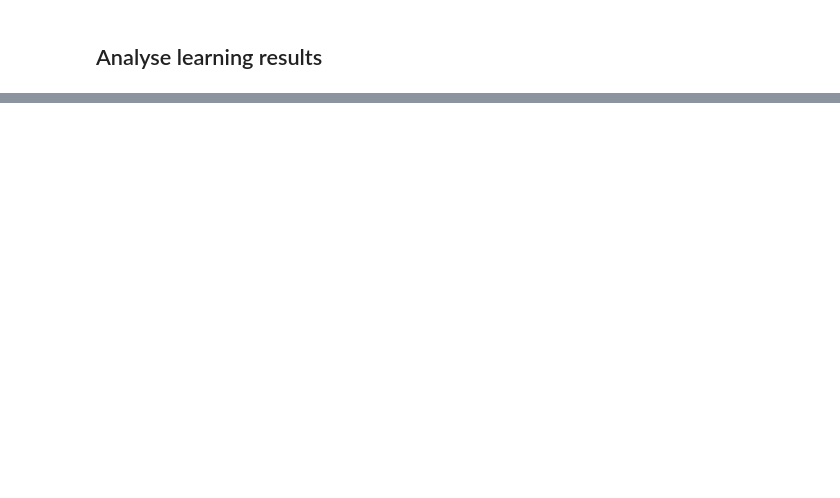
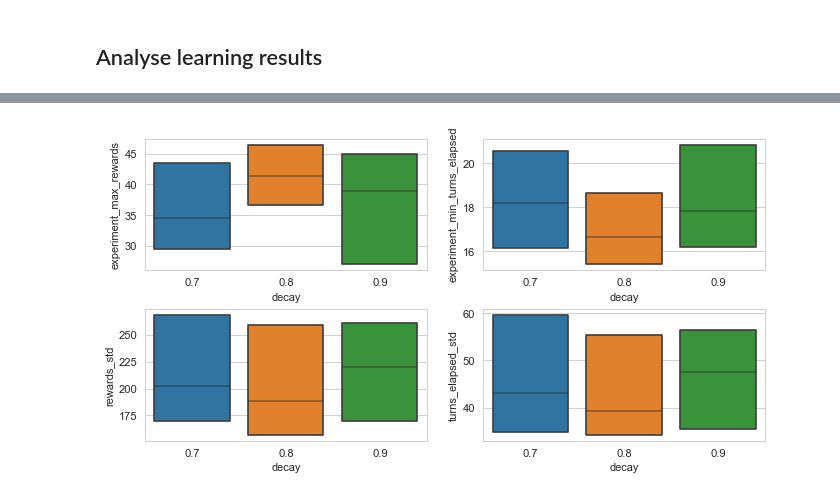
Before and after one commit to feiphoon/inm707-task2, a Jupyter notebook: src/maze/qlearning_analysis.ipynb, the cells around one changed output, grey strips where cells are left out. Saved outputs shown, nothing was run; the diff lists cells and outputs as text; code cells hidden in the pictures; blank space fills up the shorter version.

```diff
--- a/src/maze/qlearning_analysis.ipynb
+++ b/src/maze/qlearning_analysis.ipynb
@@ -38,0 +129,20 @@ results_df.describe()
+# %%
+fig = plt.figure(figsize=(10, 5), dpi=80)
+plt.subplots_adjust(left=None, bottom=None, right=None, top=None, wspace=0.2, hspace=0.3)
+
+# Hiding outliers as they were crushing our figures
+ax1 = fig.add_subplot(2, 2, 1)
+sns.boxenplot(data=results_df, x="decay", y="experiment_max_rewards", showfliers=False);
+
+ax2 = fig.add_subplot(2, 2, 2)
+sns.boxenplot(data=results_df, x="decay", y="experiment_min_turns_elapsed", showfliers=False);
+
+ax3 = fig.add_subplot(2, 2, 3)
+sns.boxenplot(data=results_df, x="decay", y="rewards_std", showfliers=False);
+
+ax4 = fig.add_subplot(2, 2, 4)
+sns.boxenplot(data=results_df, x="decay", y="turns_elapsed_std", showfliers=False);
+
+# Decay of 0.8 performed well on the given range - range and variance by far. In terms for std they're all terrible.
+# %% [output]
+[figure, added]
```
Also changed, not shown: parts of 11 cells of this notebook.
